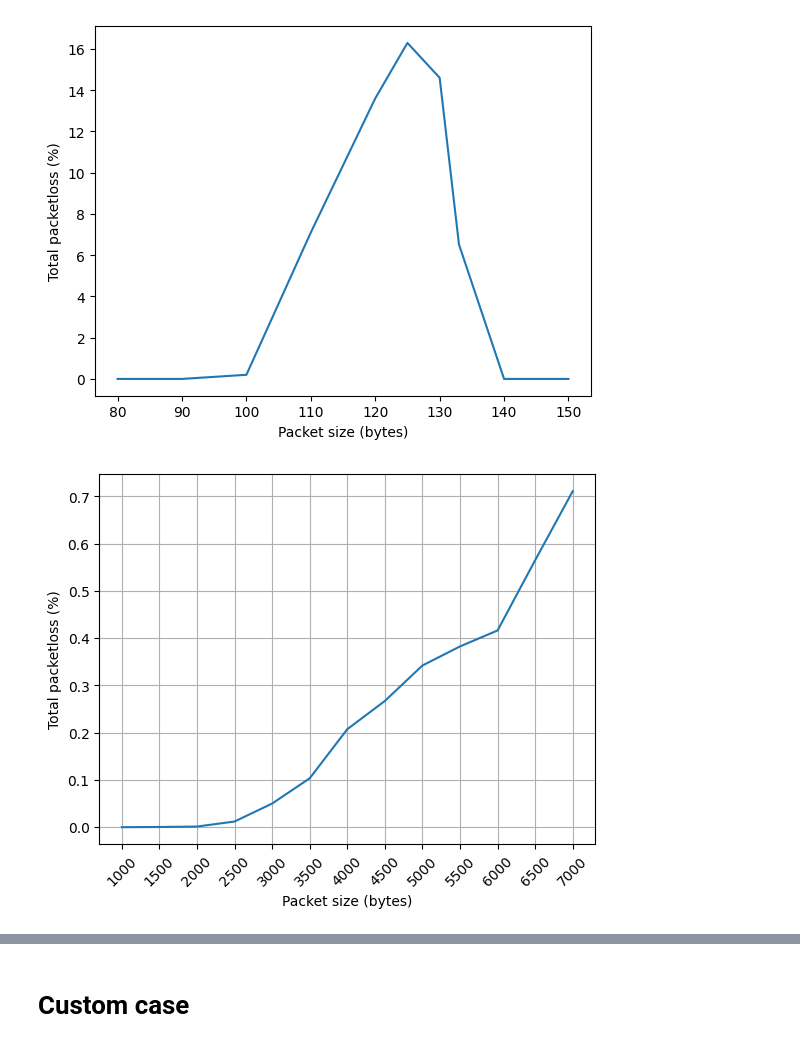
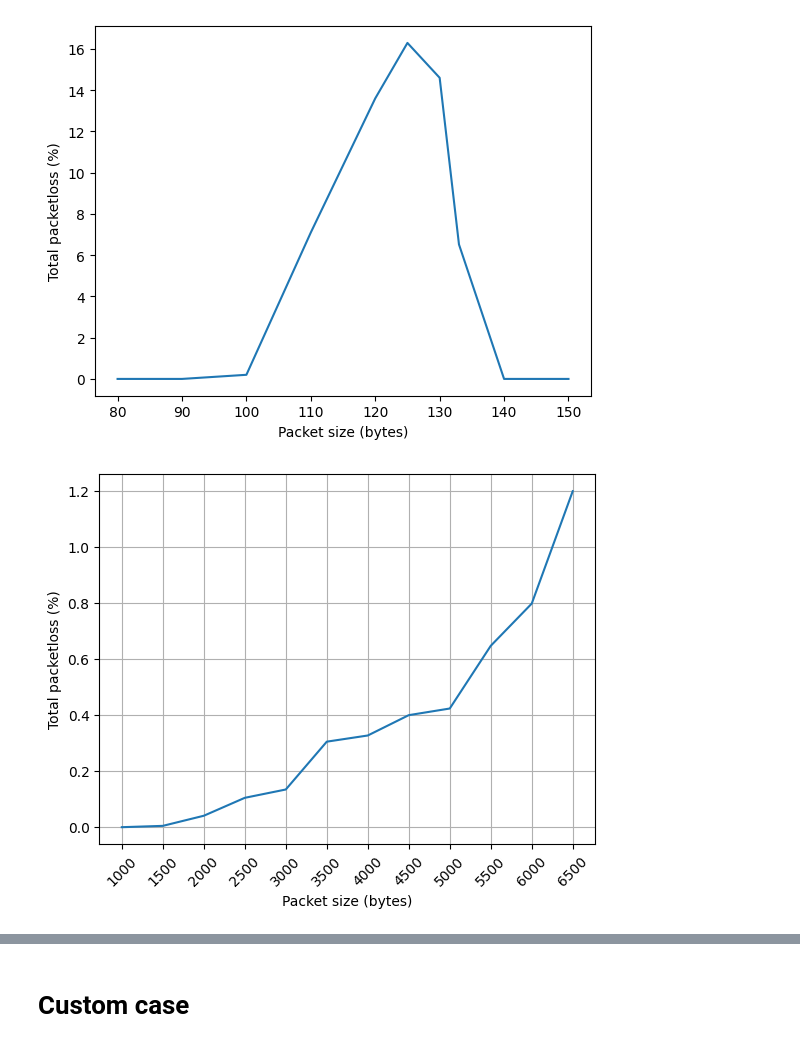
Before and after one commit to Krynegal/SDN_modeling_system, a Jupyter notebook: parser/datParser.ipynb, the cells around one changed output, grey strips where cells are left out. Saved outputs shown, nothing was run; the diff lists cells and outputs as text; code cells hidden in the pictures.

```diff
--- a/parser/datParser.ipynb
+++ b/parser/datParser.ipynb
@@ -122,12 +122,12 @@ plt.show()
 # All-to-all case
 # %%
 # number of hosts in topology
-nodes_num = 10
+nodes_num = 16
 # push average packet loss to file every <PT> milliseconds
 PT = 100
 # %%
 # creating .dat files with packet losses every PT ms
 for i in range(nodes_num):
-    os.system(f'cd {ITG_PATH} && ./ITGDec recv_all_{i+1}.log -p {PT} packetloss{i+1}.dat');
+    os.system(f'cd {ITG_PATH} && ./ITGDec recv{i+1}.log -p {PT} packetloss{i+1}.dat');
 # %% [output]
 /
@@ -213,5 +219,5 @@ column length for alignment: 602
 # %%
 for i in range(nodes_num):
-    os.system(f'cd {ITG_PATH} && ./ITGDec recv_all_{i+1}.log -l recv{i+1}.txt')
+    os.system(f'cd {ITG_PATH} && ./ITGDec recv{i+1}.log -l recv{i+1}.txt')
 # %% [output]
 /
@@ -629,27 +637,31 @@ plt.show()
 # %% [output]
 [figure]
 # %%
-y = [0.0,0.00042,0.00134,0.01199,0.05,0.10344,0.20733,0.26713,0.34215,0.38253,0.41633,0.56498,0.71105]
-x = [1000,1500,2000,2500,3000,3500,4000,4500,5000,5500,6000,6500,7000]
+#y = [0.0,0.00042,0.00134,0.01199,0.05,0.10344,0.20733,0.26713,0.34215,0.38253,0.41633,0.56498,0.71105]
+#x = [1000,1500,2000,2500,3000,3500,4000,4500,5000,5500,6000,6500,7000]
+# 1Gbit/s все links 1.11483
+y = [0.00043,0.00516,0.04127,0.10528,0.13497,0.30575,0.32778,0.4004, 0.4241,0.64797,0.79869,1.2]
+x = [1000,1500,2000,2500,3000,3500,4000,4500,5000,5500,6000,6500]
+
 
 _, ax1 = plt.subplots(ncols=1)
 ax1.plot(x, y)
 
 ax1.set_xlabel('Packet size (bytes)', fontsize=10)
 ax1.grid()
 ax1.set_ylabel('Total packetloss (%)',fontsize=10)
 
 ax1.xaxis.set_major_locator(ticker.MultipleLocator(500))
 xlabels = ax1.xaxis.get_ticklabels()
 ylabels = ax1.yaxis.get_ticklabels()
 
 for line in ylabels:
     line.set_fontsize(10)
 
 for label in xlabels:
     label.set_rotation(45)
     label.set_fontsize(10)
 
 plt.show()
 # %% [output]
-[figure, old version]
+[figure, new version]
```
Also changed, not shown: parts of 29 cells of this notebook, 6 other files.
